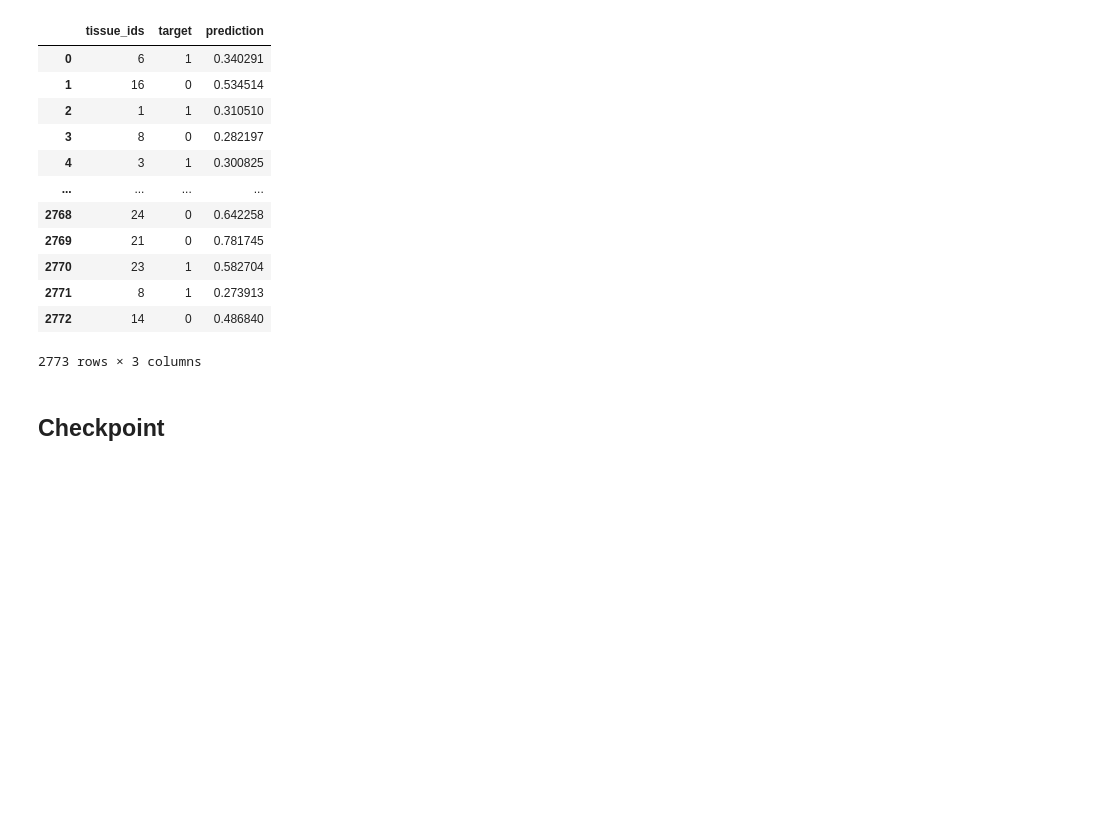
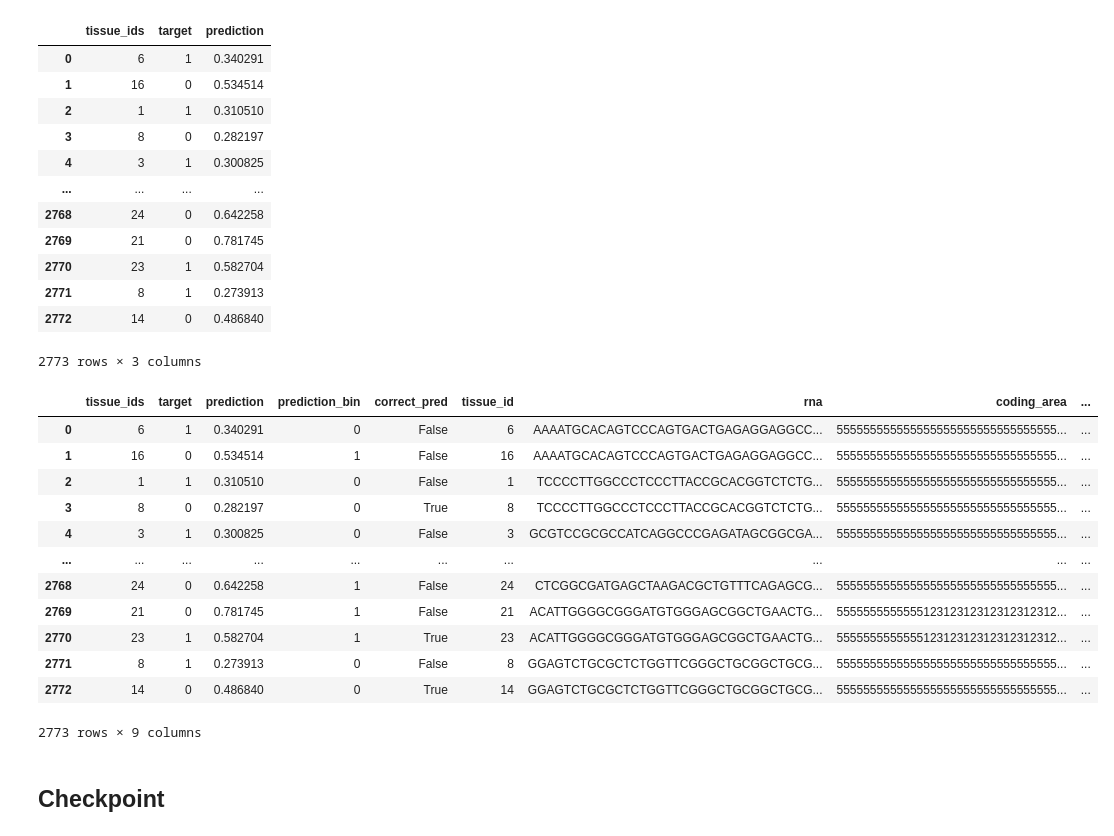
Before and after one commit to f-krause/master-thesis, a Jupyter notebook: experiments/visualisation/ptrnet_prediction_vis.ipynb, the cells around one changed output. Drawn from its saved outputs; the diff is of its cells as text; code cells hidden in the pictures; blank space fills up the shorter version.

Commit message:
updating ptrnet results visualization notebooks and data

```diff
--- a/experiments/visualisation/ptrnet_prediction_vis.ipynb
+++ b/experiments/visualisation/ptrnet_prediction_vis.ipynb
@@ -89,10 +90,26 @@ df_val["correct_pred"] = df_val.target == df_val.prediction_bin
 
 df_val["tissue_id"] = tissue_ids_masked
 
-rna_numeric = ["".join(list(map(str, rna_data[i][:, 0].tolist()))) for i in range(len(rna_data_masked))]
+rna_numeric = ["".join(list(map(str, rna_data_masked[i][:, 0].tolist()))) for i in range(len(rna_data_masked))]
 df_val["rna"] = ["".join([TOKENS[int(i) - 1] for i in rna]) for rna in rna_numeric]
-df_val["coding_area"] = ["".join(list(map(str, rna_data[i][:, 1].tolist()))) for i in range(len(rna_data_masked))]
+df_val["coding_area"] = ["".join(list(map(str, rna_data_masked[i][:, 1].tolist()))) for i in range(len(rna_data_masked))]
 df_val["seq_len"] = [len(rna) for rna in rna_data_masked]
+# %%
+df_val
+# %% [output]
+|  | tissue_ids | target | prediction | prediction_bin | correct_pred | tissue_id | rna | coding_area | ... |
+| 0 | 6 | 1 | 0.340291 | 0 | False | 6 | AAAATGCACAGTCCCAGTGACTGAGAGGAGGCC... | 555555555555555555555555555555555... | ... |
+| 1 | 16 | 0 | 0.534514 | 1 | False | 16 | AAAATGCACAGTCCCAGTGACTGAGAGGAGGCC... | 555555555555555555555555555555555... | ... |
+| 2 | 1 | 1 | 0.310510 | 0 | False | 1 | TCCCCTTGGCCCTCCCTTACCGCACGGTCTCTG... | 555555555555555555555555555555555... | ... |
+| 3 | 8 | 0 | 0.282197 | 0 | True | 8 | TCCCCTTGGCCCTCCCTTACCGCACGGTCTCTG... | 555555555555555555555555555555555... | ... |
+| 4 | 3 | 1 | 0.300825 | 0 | False | 3 | GCGTCCGCGCCATCAGGCCCGAGATAGCGGCGA... | 555555555555555555555555555555555... | ... |
+| ... | ... | ... | ... | ... | ... | ... | ... | ... | ... |
+| 2768 | 24 | 0 | 0.642258 | 1 | False | 24 | CTCGGCGATGAGCTAAGACGCTGTTTCAGAGCG... | 555555555555555555555555555555555... | ... |
+| 2769 | 21 | 0 | 0.781745 | 1 | False | 21 | ACATTGGGGCGGGATGTGGGAGCGGCTGAACTG... | 555555555555512312312312312312312... | ... |
+| 2770 | 23 | 1 | 0.582704 | 1 | True | 23 | ACATTGGGGCGGGATGTGGGAGCGGCTGAACTG... | 555555555555512312312312312312312... | ... |
+| 2771 | 8 | 1 | 0.273913 | 0 | False | 8 | GGAGTCTGCGCTCTGGTTCGGGCTGCGGCTGCG... | 555555555555555555555555555555555... | ... |
+| 2772 | 14 | 0 | 0.486840 | 0 | True | 14 | GGAGTCTGCGCTCTGGTTCGGGCTGCGGCTGCG... | 555555555555555555555555555555555... | ... |
+2773 rows × 9 columns
 # %% [markdown]
 ## Checkpoint
 # %%
```
Also changed, not shown: parts of 2 cells of this notebook, 1 other file.
